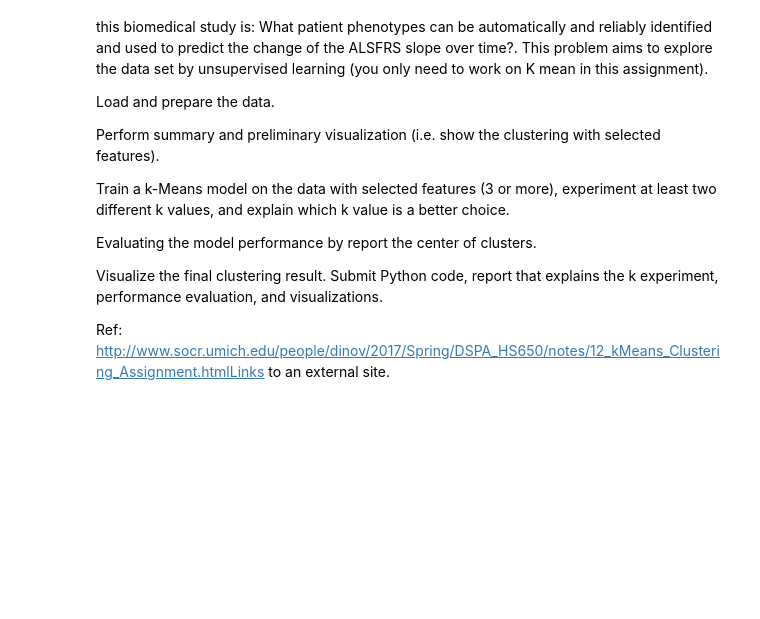
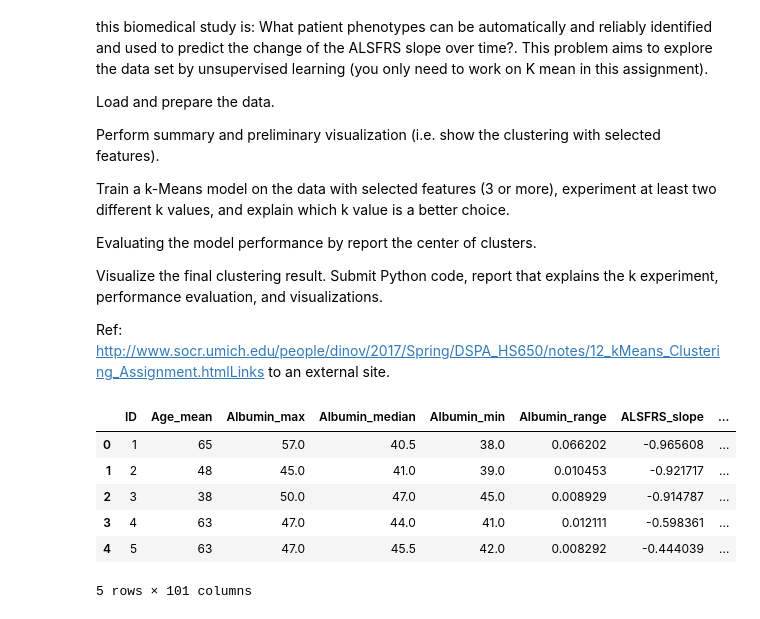
Before and after one commit to rghimre3/INFO5505_Machine_Learning_for-_Data_Scientist, a Jupyter notebook: Ghimire_Ramesh_clustering.ipynb, the cells around one changed output. Cells and saved outputs as stored; diff of their text form; code cells hidden in the pictures; blank space fills up the shorter version.

```diff
--- a/Ghimire_Ramesh_clustering.ipynb
+++ b/Ghimire_Ramesh_clustering.ipynb
@@ -39,0 +49,10 @@ from sklearn.model_selection import train_test_split
+# %%
+train_df.head()
+# %% [output]
+|  | ID | Age_mean | Albumin_max | Albumin_median | Albumin_min | Albumin_range | ALSFRS_slope | ... |
+| 0 | 1 | 65 | 57.0 | 40.5 | 38.0 | 0.066202 | -0.965608 | ... |
+| 1 | 2 | 48 | 45.0 | 41.0 | 39.0 | 0.010453 | -0.921717 | ... |
+| 2 | 3 | 38 | 50.0 | 47.0 | 45.0 | 0.008929 | -0.914787 | ... |
+| 3 | 4 | 63 | 47.0 | 44.0 | 41.0 | 0.012111 | -0.598361 | ... |
+| 4 | 5 | 63 | 47.0 | 45.5 | 42.0 | 0.008292 | -0.444039 | ... |
+5 rows × 101 columns
```
Also changed, not shown: parts of 14 cells of this notebook.
